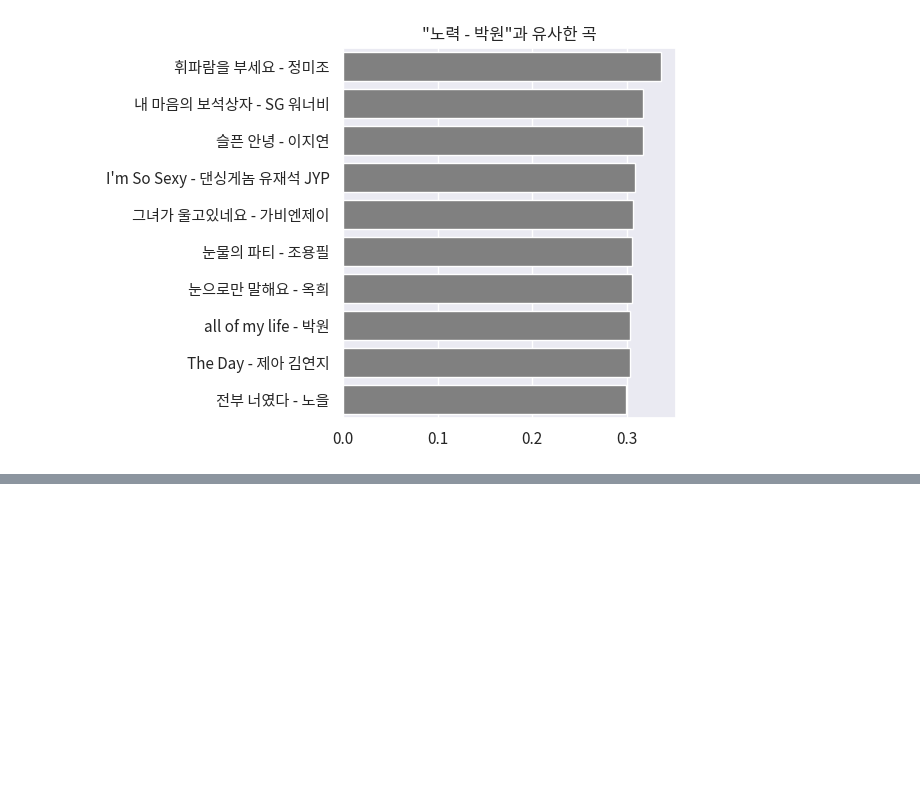
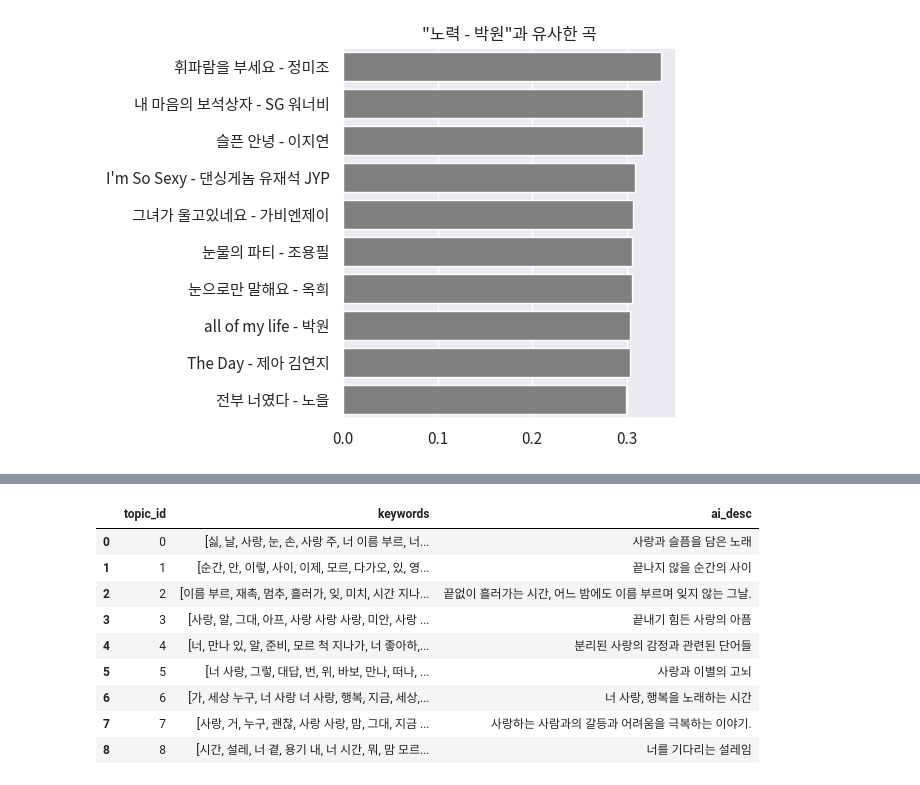
Before and after one commit to joonas-yoon/kpop-lyrics-analytics, a Jupyter notebook: clustering.ipynb, the cells around one changed output, grey strips where cells are left out. Cells and saved outputs as stored; diff of their text form; code cells hidden in the pictures; blank space fills up the shorter version.

```diff
--- a/clustering.ipynb
+++ b/clustering.ipynb
@@ -339,0 +500,11 @@ plot_most_similar_songs("노력 - 박원")
+# %%
+import pyLDAvis.gensim_models
+
+pyLDAvis.enable_notebook()
+vis = pyLDAvis.gensim_models.prepare(lda, common_corpus, common_dictionary)
+with open('lda.html', mode='w', encoding='utf-8') as f:
+    pyLDAvis.save_html(vis, f)
+# %%
+wp = lda.show_topic(1, topn=10)
+print("|단어|중요도|\n|-|-|")
+print("\n".join([f"|{word}|{prop:.5f}|" for word, prop in wp]))
@@ -339,0 +524,50 @@ plot_most_similar_songs("노력 - 박원")
+# %%
+import os
+from openai import OpenAI
+
+# OPENAI_API_KEY = os.environ["OPENAI_API_KEY"]
+ai = OpenAI(api_key=OPENAI_API_KEY)
+# %%
+topic_count = lda.get_topics().shape[0]
+
+topic_infos = []
+
+for topic_id in tqdm(range(topic_count)):
+    wp = lda.show_topic(topic_id, topn=10)
+    keywords = [word for word, _ in wp]
+    lda_qa_table = '\n'.join([
+        "|단어|중요도|\n|-|-|",
+        "\n".join([f"|{word}|{prop:.5f}|" for word, prop in wp])
+    ])
+    qa = "다음은 노래 가사로부터 추출한 단어와 그 중요도입니다. 어떤 주제인지 한 문장으로 표현하세요. 제약 사항을 준수하시오.\n"
+    qa += f"{lda_qa_table}\n"
+    qa += "제약 사항:\n" + '\n'.join([
+        "- 음원 플레이리스트 제목처럼 작성하세요.",
+        "- 최대한 간결하게 작성하세요.",
+        "- 5단어 이상 사용하지 마세요",
+    ])
+
+    response = ai.chat.completions.create(
+      model="gpt-3.5-turbo",
+      response_format={ "type": "text" },
+      messages=[
+        {"role": "user", "content": qa},
+      ]
+    )
+    ans = response.choices[0].message.content
+    topic_infos.append((topic_id, keywords, ans))
+
+
+topic_df = pd.DataFrame(topic_infos, columns=['topic_id', 'keywords', 'ai_desc'])
+topic_df
+# %% [output]
+|  | topic_id | keywords | ai_desc |
+| 0 | 0 | [싫, 날, 사랑, 눈, 손, 사랑 주, 너 이름 부르, 너... | 사랑과 슬픔을 담은 노래 |
+| 1 | 1 | [순간, 안, 이렇, 사이, 이제, 모르, 다가오, 있, 영... | 끝나지 않을 순간의 사이 |
+| 2 | 2 | [이름 부르, 재촉, 멈추, 흘러가, 잊, 미치, 시간 지나... | 끝없이 흘러가는 시간, 어느 밤에도 이름 부르며 잊지 않는 그날. |
+| 3 | 3 | [사랑, 알, 그대, 아프, 사랑 사랑 사랑, 미안, 사랑 ... | 끝내기 힘든 사랑의 아픔 |
+| 4 | 4 | [너, 만나 있, 알, 준비, 모르 척 지나가, 너 좋아하,... | 분리된 사랑의 감정과 관련된 단어들 |
+| 5 | 5 | [너 사랑, 그렇, 대답, 번, 위, 바보, 만나, 떠나, ... | 사랑과 이별의 고뇌 |
+| 6 | 6 | [가, 세상 누구, 너 사랑 너 사랑, 행복, 지금, 세상,... | 너 사랑, 행복을 노래하는 시간 |
+| 7 | 7 | [사랑, 거, 누구, 괜찮, 사랑 사랑, 맘, 그대, 지금 ... | 사랑하는 사람과의 갈등과 어려움을 극복하는 이야기. |
+| 8 | 8 | [시간, 설레, 너 곁, 용기 내, 너 시간, 뭐, 맘 모르... | 너를 기다리는 설레임 |
```
Also changed, not shown: parts of 15 cells of this notebook, 1 other file.
